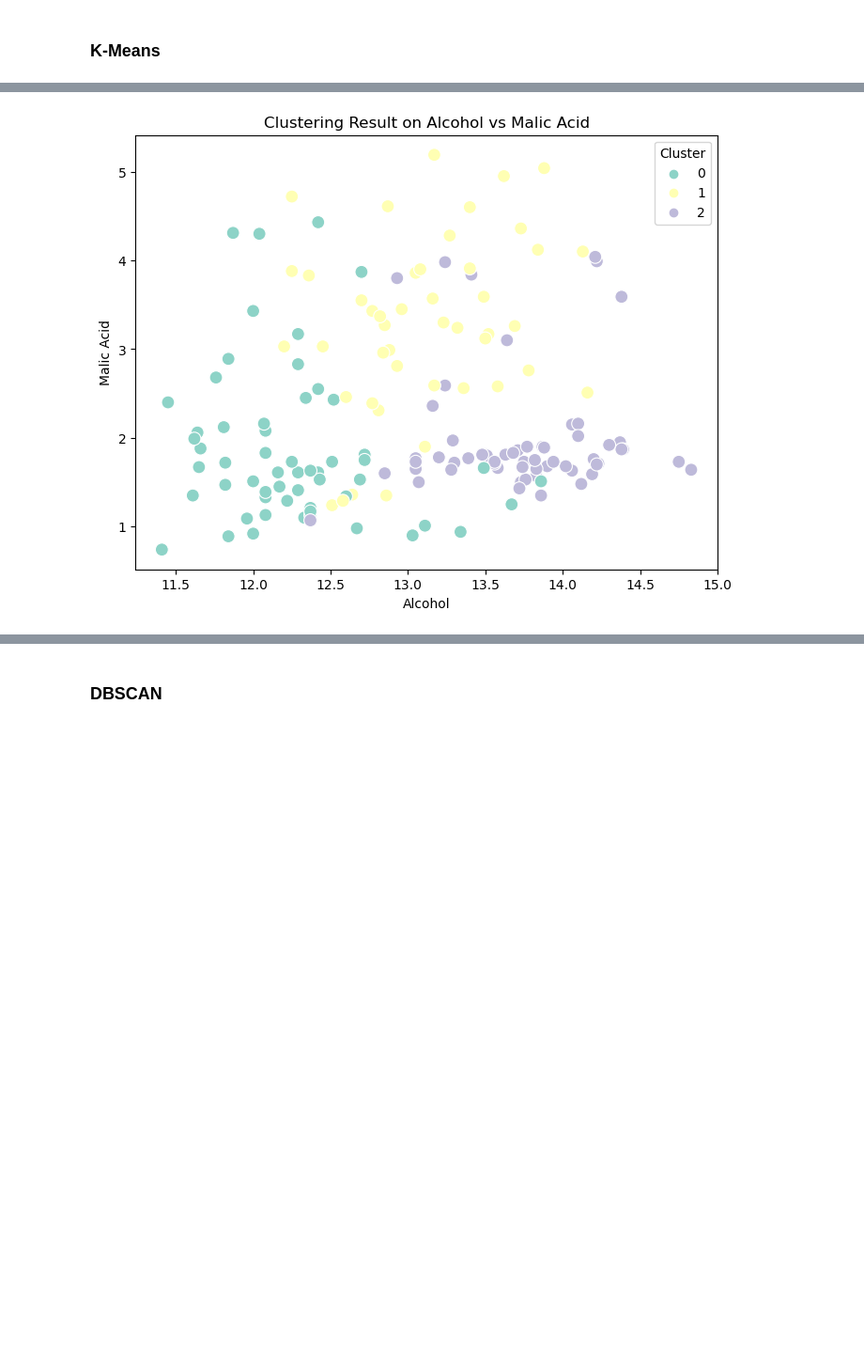
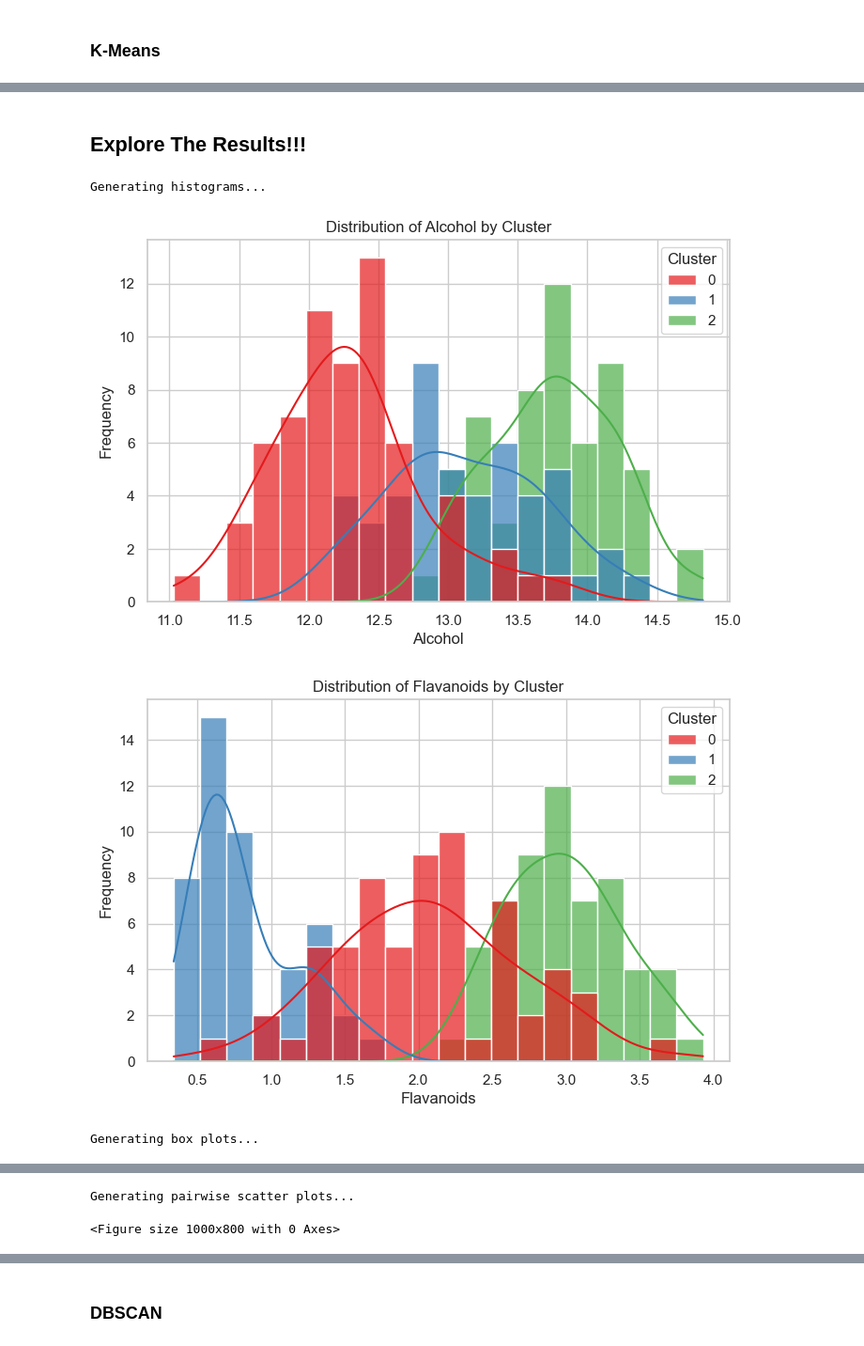
Before and after one commit to fitosatrioo/Study-Date-Clustering, a Jupyter notebook: wine_clustering.ipynb, the cells around one changed output, grey strips where cells are left out. Shown at 94% size. Cells and saved outputs as stored; diff of their text form; code cells hidden in the pictures; blank space fills up the shorter version.

```diff
--- a/wine_clustering.ipynb
+++ b/wine_clustering.ipynb
@@ -393,10 +392,65 @@ plt.show()
-# %%
-plt.figure(figsize=(8, 6))
-sns.scatterplot(data=df, x='Alcohol', y='Malic_Acid', hue='Cluster', palette='Set3', s=100)
-plt.title('Clustering Result on Alcohol vs Malic Acid')
-plt.xlabel('Alcohol')
-plt.ylabel('Malic Acid')
-plt.legend(title='Cluster')
-plt.show()
-# %% [output]
-[figure, removed]
+# %% [markdown]
+## Explore The Results!!!
+# %%
+# Setting the style for plots
+sns.set(style="whitegrid")
+
+# List of fields for EDA
+fields = ["Alcohol", "Flavanoids"]
+
+# Function to plot histograms for each field, grouped by clusters
+def plot_histograms(data, fields, cluster_col="Cluster"):
+    for field in fields:
+        plt.figure(figsize=(8, 5))
+        hist_plot = sns.histplot(
+            data=data,
+            x=field,
+            hue=cluster_col,
+            kde=True,
+            palette="Set1",
+            bins=20,
+            alpha=0.7,
+        )
+
+        # Extract handles and labels for legend
+        handles, labels = hist_plot.get_legend_handles_labels()
+        if handles and labels:  # Ensure legend is not empty
+            plt.legend(handles=handles, labels=labels, title="Cluster", loc='upper right')
+
+        plt.title(f"Distribution of {field} by Cluster")
+        plt.xlabel(field)
+        plt.ylabel("Frequency")
+        plt.show()
+
+# Function to plot box plots for each field, grouped by clusters
+def plot_boxplots(data, fields, cluster_col="Cluster"):
+    for field in fields:
+        plt.figure(figsize=(8, 5))
+        sns.boxplot(data=data, x=cluster_col, y=field, hue=cluster_col, palette="Set2")
+        plt.title(f"{field} Across Clusters")
+        plt.xlabel("Cluster")
+        plt.ylabel(field)
+        plt.legend(title="Cluster", loc='best')  # Adds a legend
+        plt.show()
+
+# Function to create pair plots for numerical fields to see scatter differences across clusters
+def plot_pairwise_scatter(data, fields, cluster_col="Cluster"):
+    plt.figure(figsize=(10, 8))
+    sns.pairplot(data, vars=fields, hue=cluster_col, palette="Set1", diag_kind="kde", corner=True)
+    plt.suptitle("Pairwise Scatter Plots Across Clusters", y=1.02, fontsize=16)
+    plt.show()
+
+# Perform EDA Visualization
+print("Generating histograms...")
+plot_histograms(df, fields)
+
+print("Generating box plots...")
+plot_boxplots(df, fields)
+
+print("Generating pairwise scatter plots...")
+plot_pairwise_scatter(df, fields)
+# %% [output]
+Generating histograms...
+[figure, added]
+[figure, added]
+Generating box plots...
@@ -402,0 +459,2 @@ plt.show()
+Generating pairwise scatter plots...
+<Figure size 1000x800 with 0 Axes>
```
Also changed, not shown: parts of 25 cells of this notebook.
